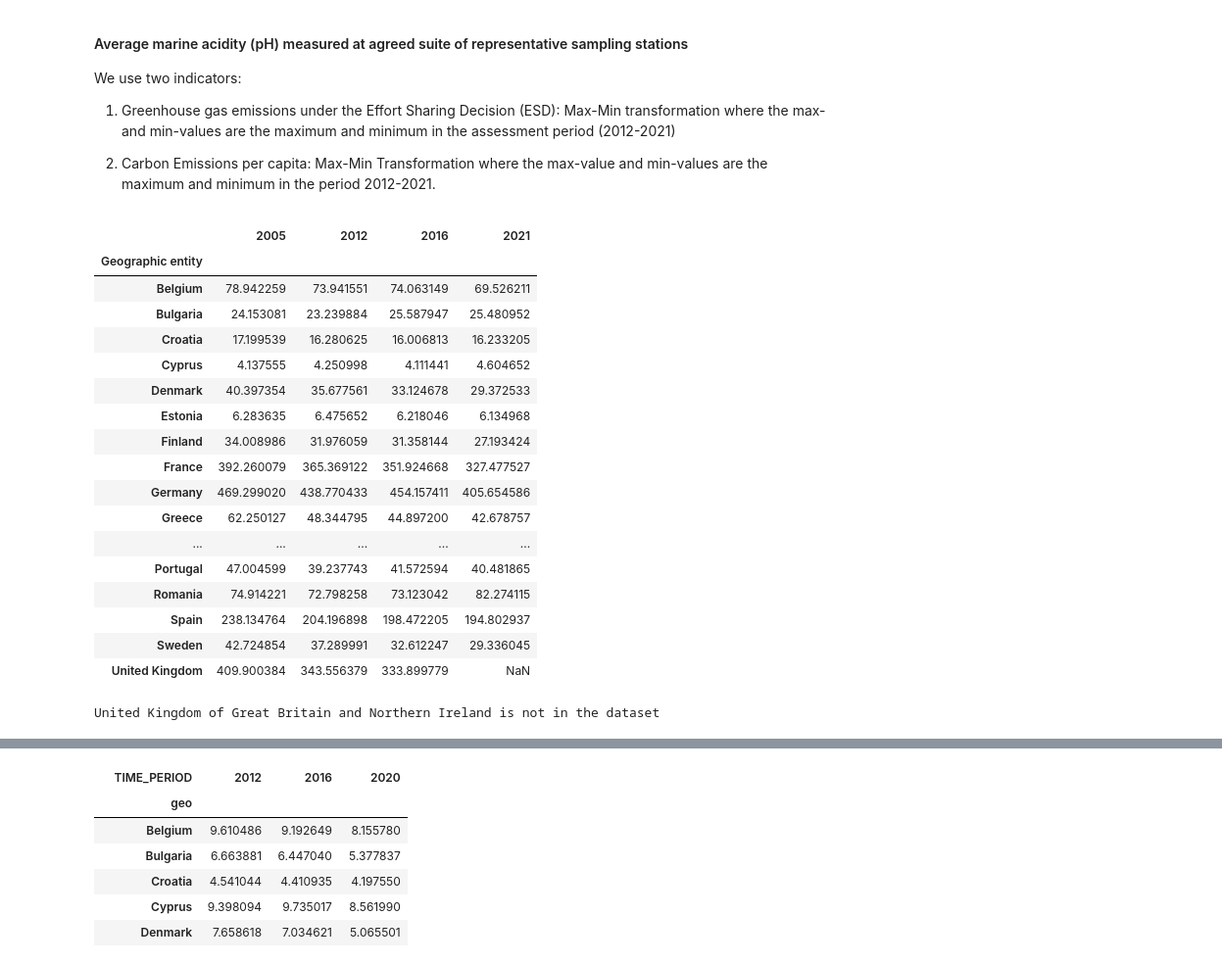
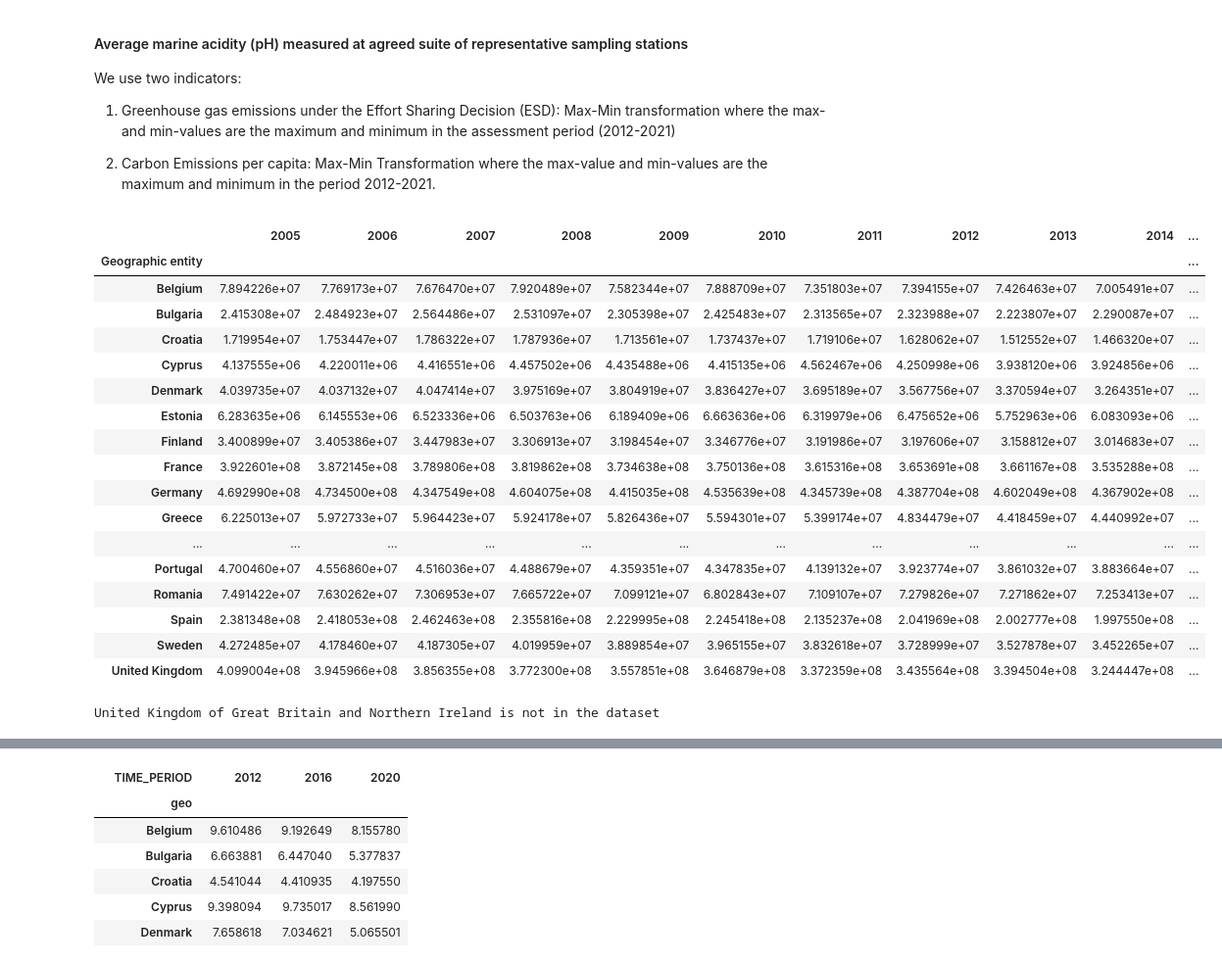
Before and after one commit to isaldiviagonzatti/sdg14, a Jupyter notebook: code/exploreSDG14.ipynb, the cells around one changed output, grey strips where cells are left out. Shown at 98% size. Cells and saved outputs as stored; diff of their text form; code cells hidden in the pictures.

```diff
--- a/code/exploreSDG14.ipynb
+++ b/code/exploreSDG14.ipynb
@@ -99,6 +99,7 @@ country_to_abbrev = {
     "United Kingdom of Great Britain and Northern Ireland": "UK", #original is GB, Eurostat uses UK
     "United Kingdom of GB": "GB",
     "United Kingdom": "UK", #original is United Kingdom of GB, OECD uses United Kingdom
+    "United Kingdom": "GB",
     "Grenada": "GD",
     "Georgia": "GE",
     "French Guiana": "GF",
@@ -111,6 +112,7 @@ country_to_abbrev = {
     "Guadeloupe": "GP",
     "Equatorial Guinea": "GQ",
     "Greece": "EL", #original ir GR, Eurostat uses EL
+    "Greece": "GR",
     "South Georgia and the South Sandwich Islands": "GS",
     "Guatemala": "GT",
     "Guam": "GU",
@@ -497,36 +500,35 @@ minimum in the assessment period (2012-2021)
 # %%
 # Greenhouse gas emissions under the Effort Sharing Decision (ESD), Million tonnes CO2 equivalent (Mt CO2 eq), European Environment Agency
 # https://www.eea.europa.eu/data-and-maps/data/esd-4
 
 ghgESD = pd.read_excel('../data/EEA_ESD-GHG_2022.xlsx', sheet_name=1, skiprows=11)
 ghgESD = ghgESD[ghgESD['Geographic entity'].isin(countries)]
 ghgESD = ghgESD.set_index('Geographic entity')
 ghgESD = ghgESD.dropna(axis=1, how='all')
 
 mr = ghgESD.columns[-1] # most recent year
-ghgESD[[2005, 2012, 2016, mr]]
-
-
+# ghgESD = ghgESD[[2005, 2012, 2016, mr]]
+ghgESD = (ghgESD * 1_000_000)
 for i in countries:
     if i not in ghgESD.index:
         print(i, 'is not in the dataset')
 # %% [output]
-|  | 2005 | 2012 | 2016 | 2021 |
-| Geographic entity |  |  |  |  |
-| Belgium | 78.942259 | 73.941551 | 74.063149 | 69.526211 |
-| Bulgaria | 24.153081 | 23.239884 | 25.587947 | 25.480952 |
-| Croatia | 17.199539 | 16.280625 | 16.006813 | 16.233205 |
-| Cyprus | 4.137555 | 4.250998 | 4.111441 | 4.604652 |
-| Denmark | 40.397354 | 35.677561 | 33.124678 | 29.372533 |
-| Estonia | 6.283635 | 6.475652 | 6.218046 | 6.134968 |
-| Finland | 34.008986 | 31.976059 | 31.358144 | 27.193424 |
-| France | 392.260079 | 365.369122 | 351.924668 | 327.477527 |
-| Germany | 469.299020 | 438.770433 | 454.157411 | 405.654586 |
-| Greece | 62.250127 | 48.344795 | 44.897200 | 42.678757 |
-| ... | ... | ... | ... | ... |
-| Portugal | 47.004599 | 39.237743 | 41.572594 | 40.481865 |
-| Romania | 74.914221 | 72.798258 | 73.123042 | 82.274115 |
-| Spain | 238.134764 | 204.196898 | 198.472205 | 194.802937 |
-| Sweden | 42.724854 | 37.289991 | 32.612247 | 29.336045 |
-| United Kingdom | 409.900384 | 343.556379 | 333.899779 | NaN |
+|  | 2005 | 2006 | 2007 | 2008 | 2009 | 2010 | 2011 | 2012 | 2013 | 2014 | ... |
+| Geographic entity |  |  |  |  |  |  |  |  |  |  | ... |
+| Belgium | 7.894226e+07 | 7.769173e+07 | 7.676470e+07 | 7.920489e+07 | 7.582344e+07 | 7.888709e+07 | 7.351803e+07 | 7.394155e+07 | 7.426463e+07 | 7.005491e+07 | ... |
+| Bulgaria | 2.415308e+07 | 2.484923e+07 | 2.564486e+07 | 2.531097e+07 | 2.305398e+07 | 2.425483e+07 | 2.313565e+07 | 2.323988e+07 | 2.223807e+07 | 2.290087e+07 | ... |
+| Croatia | 1.719954e+07 | 1.753447e+07 | 1.786322e+07 | 1.787936e+07 | 1.713561e+07 | 1.737437e+07 | 1.719106e+07 | 1.628062e+07 | 1.512552e+07 | 1.466320e+07 | ... |
+| Cyprus | 4.137555e+06 | 4.220011e+06 | 4.416551e+06 | 4.457502e+06 | 4.435488e+06 | 4.415135e+06 | 4.562467e+06 | 4.250998e+06 | 3.938120e+06 | 3.924856e+06 | ... |
+| Denmark | 4.039735e+07 | 4.037132e+07 | 4.047414e+07 | 3.975169e+07 | 3.804919e+07 | 3.836427e+07 | 3.695189e+07 | 3.567756e+07 | 3.370594e+07 | 3.264351e+07 | ... |
+| Estonia | 6.283635e+06 | 6.145553e+06 | 6.523336e+06 | 6.503763e+06 | 6.189409e+06 | 6.663636e+06 | 6.319979e+06 | 6.475652e+06 | 5.752963e+06 | 6.083093e+06 | ... |
+| Finland | 3.400899e+07 | 3.405386e+07 | 3.447983e+07 | 3.306913e+07 | 3.198454e+07 | 3.346776e+07 | 3.191986e+07 | 3.197606e+07 | 3.158812e+07 | 3.014683e+07 | ... |
+| France | 3.922601e+08 | 3.872145e+08 | 3.789806e+08 | 3.819862e+08 | 3.734638e+08 | 3.750136e+08 | 3.615316e+08 | 3.653691e+08 | 3.661167e+08 | 3.535288e+08 | ... |
+| Germany | 4.692990e+08 | 4.734500e+08 | 4.347549e+08 | 4.604075e+08 | 4.415035e+08 | 4.535639e+08 | 4.345739e+08 | 4.387704e+08 | 4.602049e+08 | 4.367902e+08 | ... |
+| Greece | 6.225013e+07 | 5.972733e+07 | 5.964423e+07 | 5.924178e+07 | 5.826436e+07 | 5.594301e+07 | 5.399174e+07 | 4.834479e+07 | 4.418459e+07 | 4.440992e+07 | ... |
+| ... | ... | ... | ... | ... | ... | ... | ... | ... | ... | ... | ... |
+| Portugal | 4.700460e+07 | 4.556860e+07 | 4.516036e+07 | 4.488679e+07 | 4.359351e+07 | 4.347835e+07 | 4.139132e+07 | 3.923774e+07 | 3.861032e+07 | 3.883664e+07 | ... |
+| Romania | 7.491422e+07 | 7.630262e+07 | 7.306953e+07 | 7.665722e+07 | 7.099121e+07 | 6.802843e+07 | 7.109107e+07 | 7.279826e+07 | 7.271862e+07 | 7.253413e+07 | ... |
+| Spain | 2.381348e+08 | 2.418053e+08 | 2.462463e+08 | 2.355816e+08 | 2.229995e+08 | 2.245418e+08 | 2.135237e+08 | 2.041969e+08 | 2.002777e+08 | 1.997550e+08 | ... |
+| Sweden | 4.272485e+07 | 4.178460e+07 | 4.187305e+07 | 4.019959e+07 | 3.889854e+07 | 3.965155e+07 | 3.832618e+07 | 3.728999e+07 | 3.527878e+07 | 3.452265e+07 | ... |
+| United Kingdom | 4.099004e+08 | 3.945966e+08 | 3.856355e+08 | 3.772300e+08 | 3.557851e+08 | 3.646879e+08 | 3.372359e+08 | 3.435564e+08 | 3.394504e+08 | 3.244447e+08 | ... |
 United Kingdom of Great Britain and Northern Ireland is not in the dataset
```
Also changed, not shown: parts of 4 cells of this notebook, 2 other files.
